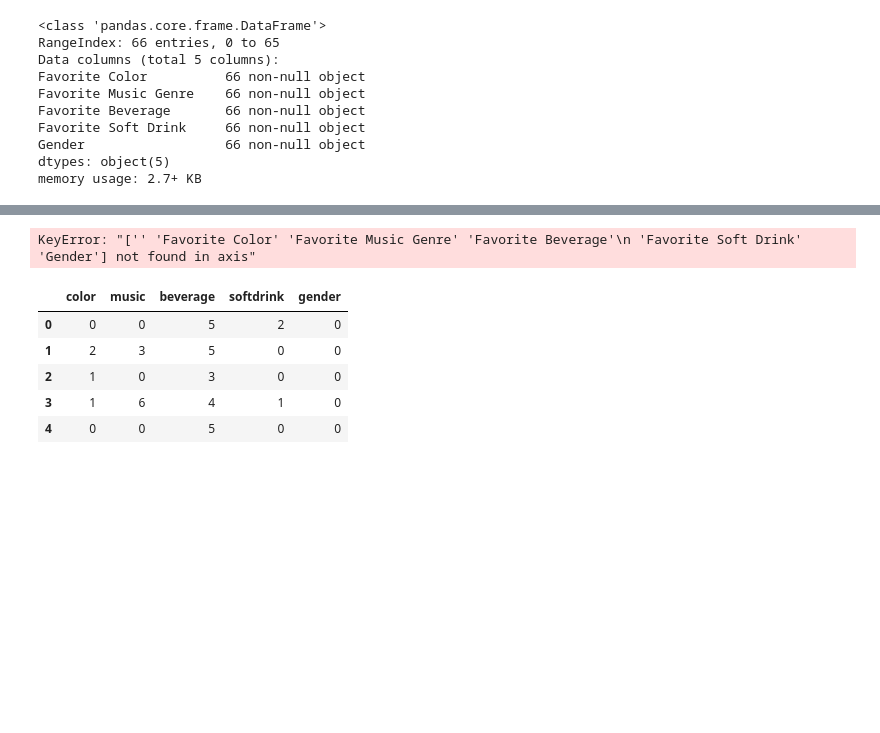
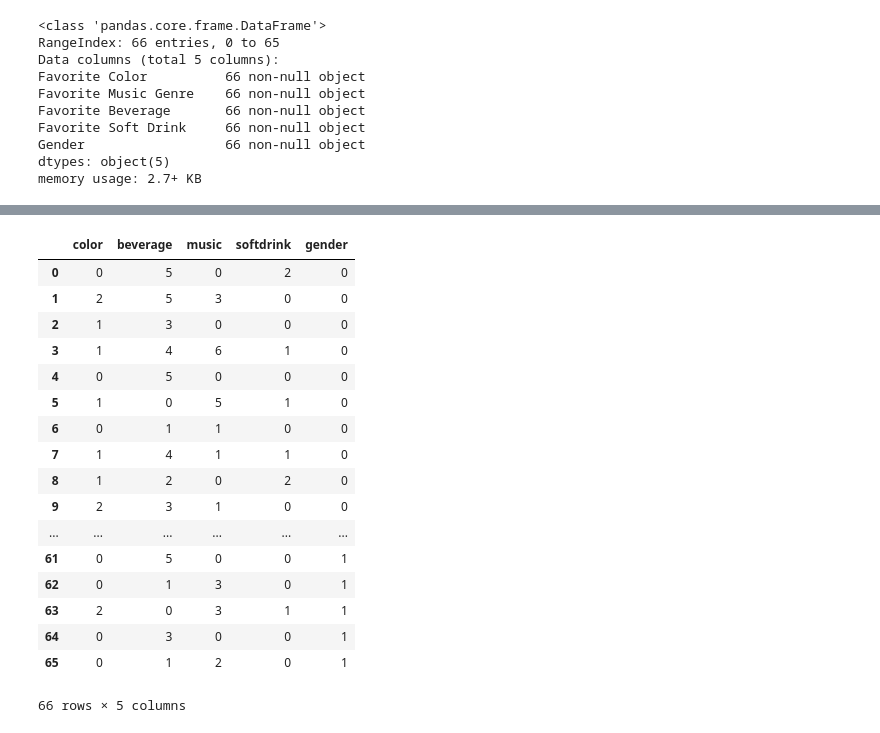
Before and after one commit to 738/DLStudy, a Jupyter notebook: kaggle/gender_classification/gender_classification.ipynb, the cells around one changed output, grey strips where cells are left out. Cells and saved outputs as stored; diff of their text form; code cells hidden in the pictures; blank space fills up the shorter version.

Commit message:
update gender_classification

```diff
--- a/kaggle/gender_classification/gender_classification.ipynb
+++ b/kaggle/gender_classification/gender_classification.ipynb
@@ -59,16 +81,26 @@ gender_mapping = {"F": 0, "M": 1}
 for dataset in [train]:
     dataset['gender'] = dataset['Gender'].map(gender_mapping)
 # %%
-features_drop = ['', 'Favorite Color', 'Favorite Music Genre', 'Favorite Beverage', 'Favorite Soft Drink', 'Gender']
+features_drop = ['Favorite Color', 'Favorite Music Genre', 'Favorite Beverage', 'Favorite Soft Drink', 'Gender']
 train = train.drop(features_drop, axis=1)
-# %% [output]
-KeyError: "['' 'Favorite Color' 'Favorite Music Genre' 'Favorite Beverage'\n 'Favorite Soft Drink' 'Gender'] not found in axis"
 # %%
-train.head()
+train.head(66)
 # %% [output]
-|  | color | music | beverage | softdrink | gender |
-| 0 | 0 | 0 | 5 | 2 | 0 |
-| 1 | 2 | 3 | 5 | 0 | 0 |
-| 2 | 1 | 0 | 3 | 0 | 0 |
-| 3 | 1 | 6 | 4 | 1 | 0 |
-| 4 | 0 | 0 | 5 | 0 | 0 |
+|  | color | beverage | music | softdrink | gender |
+| 0 | 0 | 5 | 0 | 2 | 0 |
+| 1 | 2 | 5 | 3 | 0 | 0 |
+| 2 | 1 | 3 | 0 | 0 | 0 |
+| 3 | 1 | 4 | 6 | 1 | 0 |
+| 4 | 0 | 5 | 0 | 0 | 0 |
+| 5 | 1 | 0 | 5 | 1 | 0 |
+| 6 | 0 | 1 | 1 | 0 | 0 |
+| 7 | 1 | 4 | 1 | 1 | 0 |
+| 8 | 1 | 2 | 0 | 2 | 0 |
+| 9 | 2 | 3 | 1 | 0 | 0 |
+| ... | ... | ... | ... | ... | ... |
+| 61 | 0 | 5 | 0 | 0 | 1 |
+| 62 | 0 | 1 | 3 | 0 | 1 |
+| 63 | 2 | 0 | 3 | 1 | 1 |
+| 64 | 0 | 3 | 0 | 0 | 1 |
+| 65 | 0 | 1 | 2 | 0 | 1 |
+66 rows × 5 columns
```
Also changed, not shown: parts of 9 cells of this notebook.
